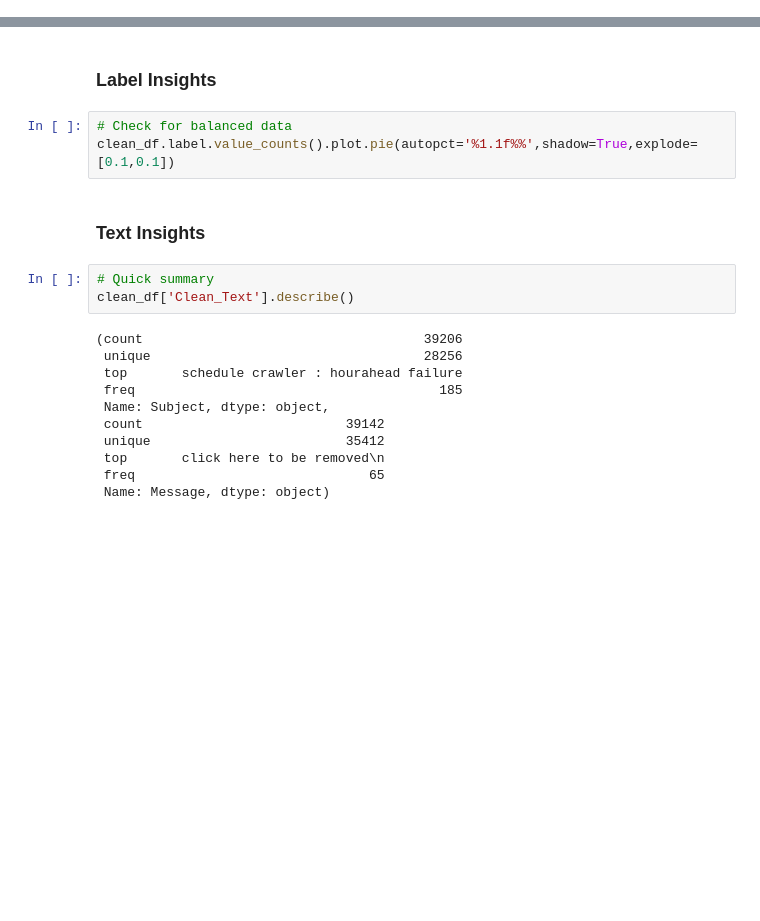
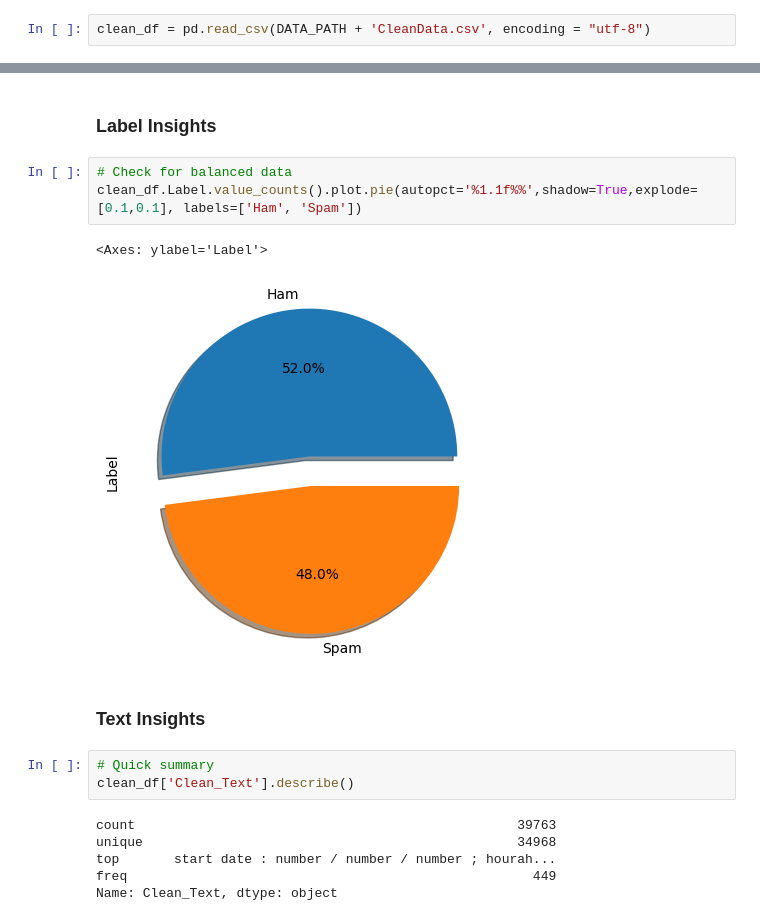
Before and after one commit to anastasiaarsky/ML-Capstone-Spam-Classification, a Jupyter notebook: DataWrangling&Exploration.ipynb, the cells around one changed output, grey strips where cells are left out. Cells and saved outputs as stored; diff of their text form; blank space fills up the shorter version.

```diff
--- a/DataWrangling&Exploration.ipynb
+++ b/DataWrangling&Exploration.ipynb
@@ -140,5 +238,7 @@ clean_df.head()
 clean_df.to_csv(DATA_PATH + 'CleanData.csv', index=False)
 # %% [markdown]
 ## Data Exploration
+# %%
+clean_df = pd.read_csv(DATA_PATH + 'CleanData.csv', encoding = "utf-8")
 # %%
 clean_df.info()
@@ -146,20 +256,18 @@ clean_df.info()
 ### Label Insights
 # %%
 # Check for balanced data
-clean_df.label.value_counts().plot.pie(autopct='%1.1f%%',shadow=True,explode=[0.1,0.1])
+clean_df.Label.value_counts().plot.pie(autopct='%1.1f%%',shadow=True,explode=[0.1,0.1], labels=['Ham', 'Spam'])
+# %% [output]
+<Axes: ylabel='Label'>
+[figure, added]
 # %% [markdown]
 ### Text Insights
 # %%
 # Quick summary
 clean_df['Clean_Text'].describe()
 # %% [output]
-(count                                    39206
- unique                                   28256
- top       schedule crawler : hourahead failure
- freq                                       185
- Name: Subject, dtype: object,
- count                          39142
- unique                         35412
- top       click here to be removed\n
- freq                              65
- Name: Message, dtype: object)
+count                                                 39763
+unique                                                34968
+top       start date : number / number / number ; hourah...
+freq                                                    449
+Name: Clean_Text, dtype: object
```
Also changed, not shown: parts of 37 cells of this notebook.
